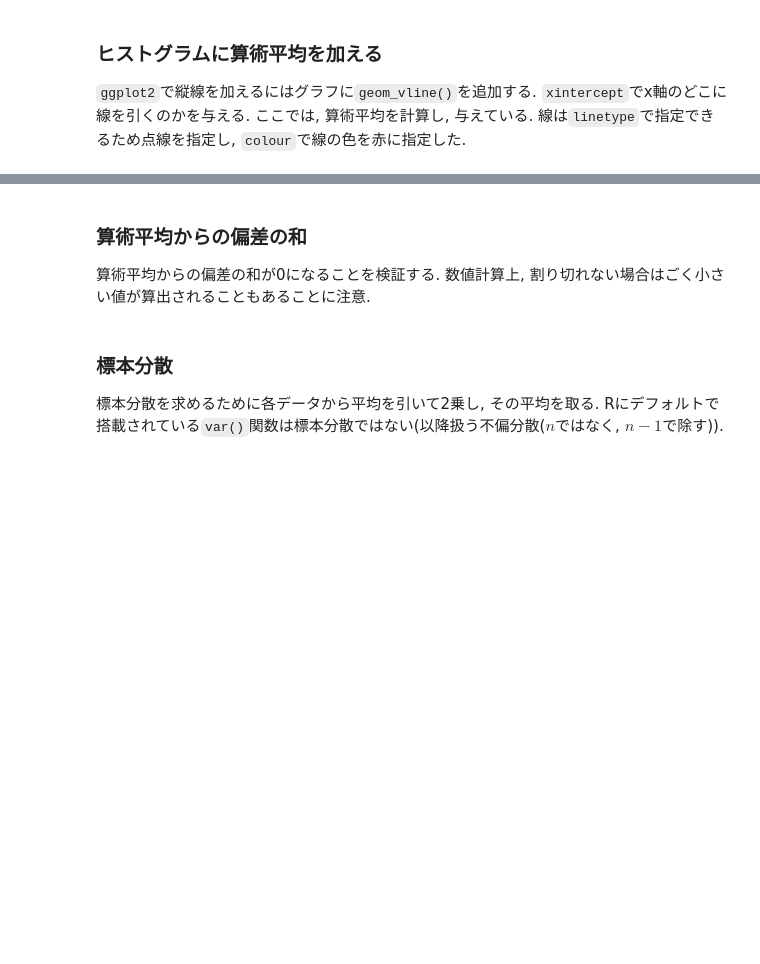
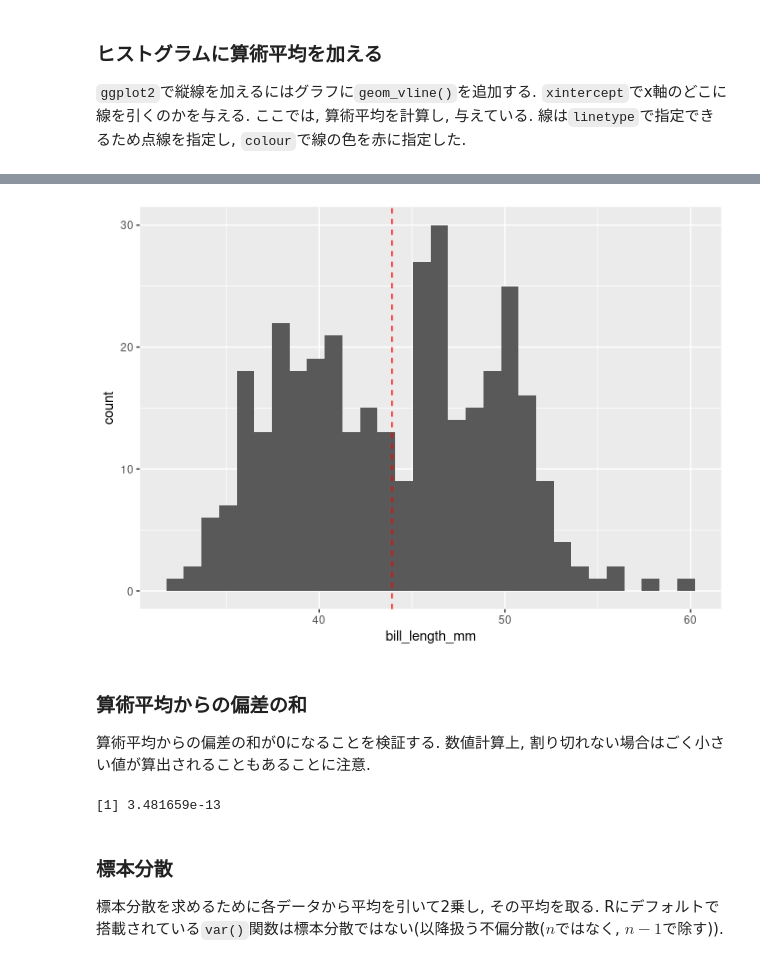
Before and after one commit to N-Yukihiro/Intro2Stats_SFC, a Jupyter notebook: Lecture-05/pop-sample.ipynb, the cells around one changed output, grey strips where cells are left out. Cells and saved outputs as stored; diff of their text form; code cells hidden in the pictures; blank space fills up the shorter version.

```diff
--- a/Lecture-05/pop-sample.ipynb
+++ b/Lecture-05/pop-sample.ipynb
@@ -48,11 +70,15 @@ summary(iris)
 `colour`で線の色を赤に指定した.
 # %%
 p_load(ggplot2)
-ggplot(iris) +
-  aes(x = Sepal.Length) +
+ggplot(penguins) +
+  aes(x = bill_length_mm) +
   geom_histogram() +
   geom_vline(
     xintercept =
-      mean(iris$Sepal.Length),
+      mean(penguins$bill_length_mm,
+           na.rm = TRUE
+      ),
     linetype = "dashed",
-    colour   = "red")
+    colour   = "red"
+  )
+# %% [output]
@@ -59,3 +87,4 @@ ggplot(iris) +
+[figure, added]
 # %% [markdown]
 ### 算術平均からの偏差の和
 
@@ -66,3 +93,13 @@ sum(iris$Sepal.Length - mean(iris$Sepal.Length))
+# %%
+sum(
+  penguins$bill_length_mm -
+    mean(penguins$bill_length_mm,
+         na.rm = TRUE
+    ),
+  na.rm = TRUE
+)
+# %% [output]
+[1] 3.481659e-13
 # %% [markdown]
 ### 標本分散
 
```
Also changed, not shown: parts of 45 cells of this notebook, 1 other file.
